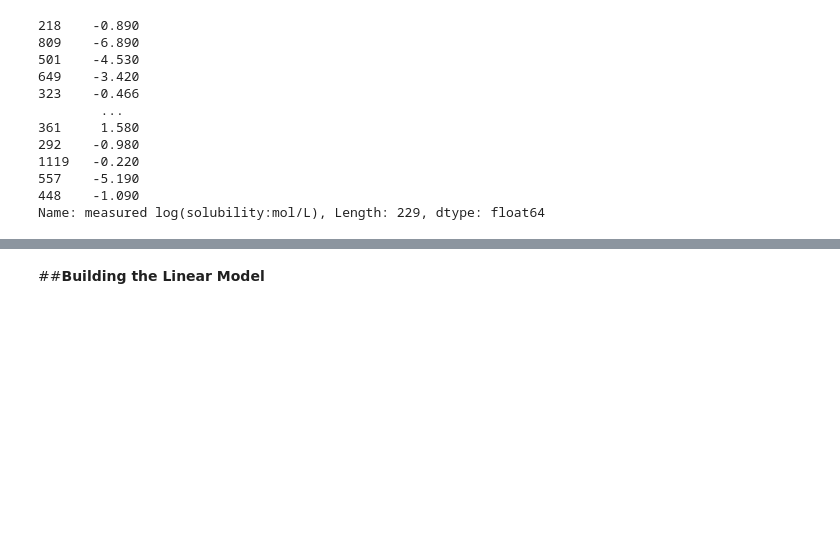
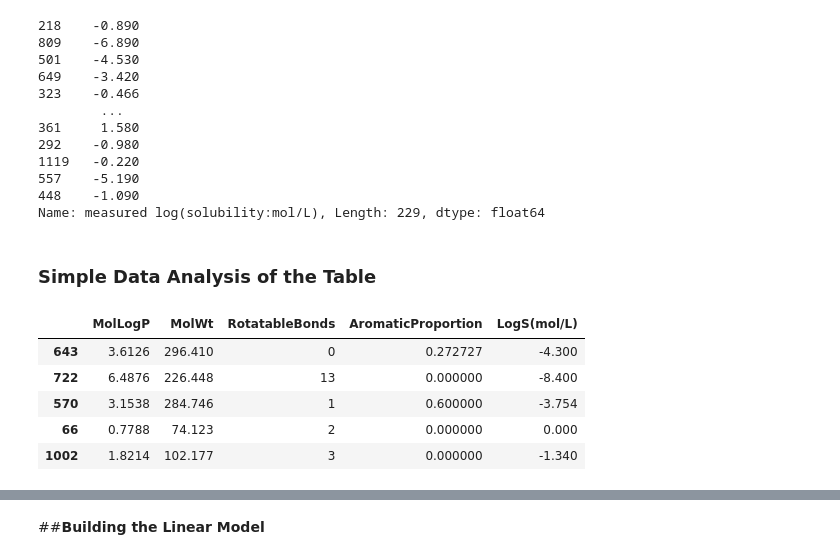
Before and after one commit to prateem-biswas/Data-Science-, a Jupyter notebook: Predicting_solubity_of_molecules.ipynb, the cells around one changed output, grey strips where cells are left out. Saved outputs shown, nothing was run; the diff lists cells and outputs as text; code cells hidden in the pictures; blank space fills up the shorter version.

```diff
--- a/Predicting_solubity_of_molecules.ipynb
+++ b/Predicting_solubity_of_molecules.ipynb
@@ -418,3 +436,17 @@ Y_test
 557    -5.190
 448    -1.090
 Name: measured log(solubility:mol/L), Length: 229, dtype: float64
+# %% [markdown]
+### **Simple Data Analysis of the Table**
+# %%
+#creating a new dataframe containing both label and features
+newdataset = X_train.copy()
+newdataset["LogS(mol/L)"] = Y_train
+newdataset.head()
+# %% [output]
+|  | MolLogP | MolWt | RotatableBonds | AromaticProportion | LogS(mol/L) |
+| 643 | 3.6126 | 296.410 | 0 | 0.272727 | -4.300 |
+| 722 | 6.4876 | 226.448 | 13 | 0.000000 | -8.400 |
+| 570 | 3.1538 | 284.746 | 1 | 0.600000 | -3.754 |
+| 66 | 0.7788 | 74.123 | 2 | 0.000000 | 0.000 |
+| 1002 | 1.8214 | 102.177 | 3 | 0.000000 | -1.340 |
```
Also changed, not shown: parts of 7 cells of this notebook.
